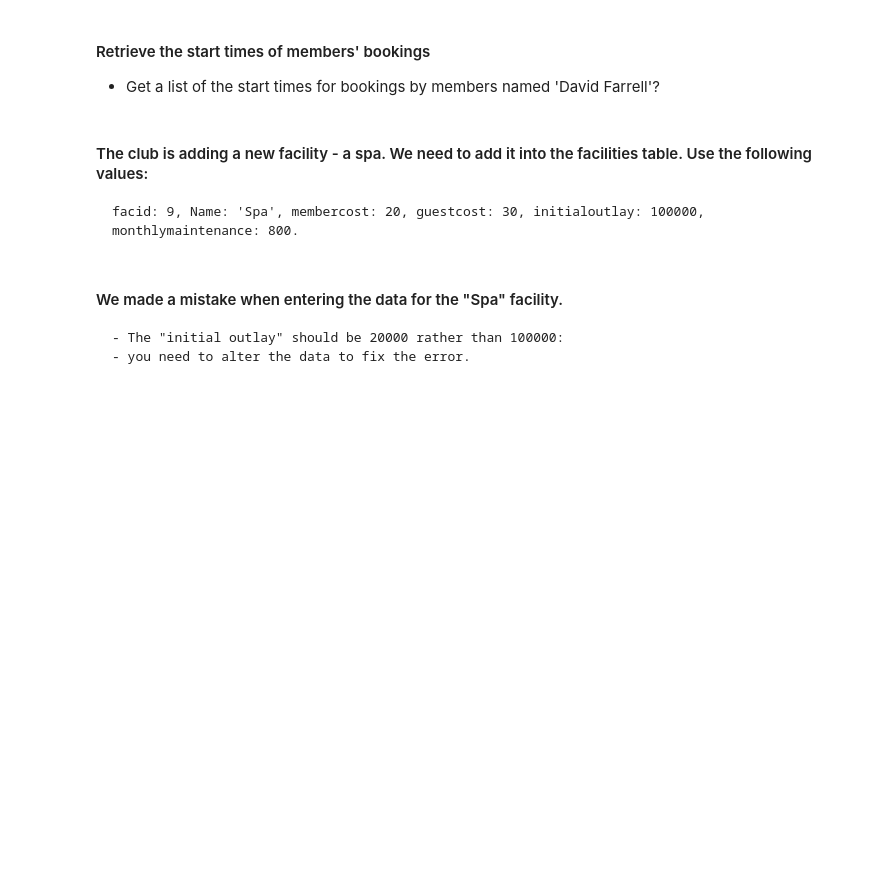
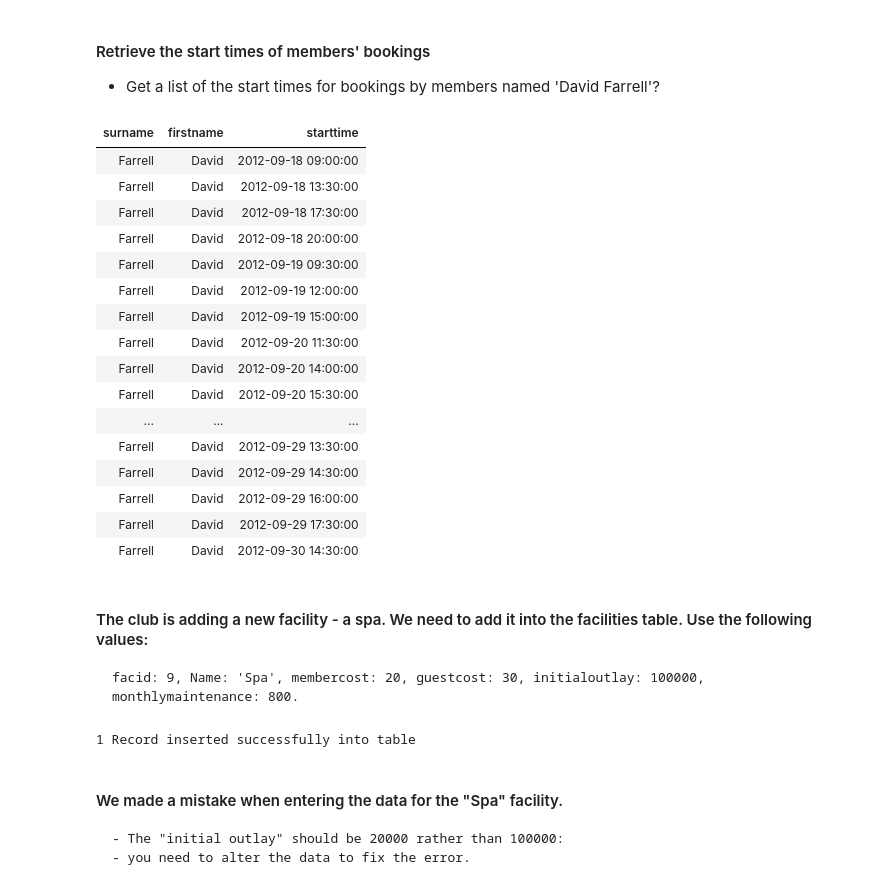
Before and after one commit to haicheviet/dataeng-course-1, a Jupyter notebook: homework_postgres/PostgreSQL-Students.ipynb, the cells around one changed output. Cells and saved outputs as stored; diff of their text form; code cells hidden in the pictures; blank space fills up the shorter version.

```diff
--- a/homework_postgres/PostgreSQL-Students.ipynb
+++ b/homework_postgres/PostgreSQL-Students.ipynb
@@ -273,7 +292,7 @@ except (Exception, psycopg2.Error) as error :
 # %% [markdown]
 #### Get all the Customers in the DB
 # %%
-sql_select_query = """ PUT YOUR QUERY HERE!!!  """
+sql_select_query = """SELECT * FROM customer"""
 
 try:
 
@@ -756,0 +1457,18 @@ I highly suggest modeling this a little more "normalized". You are already on th
+# %%
+### YOUR CODE HERE !!!
+insert = "INSERT INTO directed (personid,movieid) VALUES(%s,%s)"
+
+directed_list = [
+    (9,4),
+    (10,2)
+]
+
+try:
+    cursor.executemany(insert,directed_list)
+    con.commit()
+    count = cursor.rowcount
+    print(count, "Record inserted successfully into directed table")
+
+except (Exception, psycopg2.Error) as error :
+    con.rollback()
+    print ("Error, Details: ",error)
@@ -788,3 +1527,19 @@ I highly suggest modeling this a little more "normalized". You are already on th
 - use the command in your ***PSQL SHELL***  <code>\i 'your/path/clubdata.sql'</code> to run the script.
 # %% [markdown]
 #### Use SQL commands using python like in this jupyter note book, or use "PgAdmin" to answer the following:
+# %%
+try:
+    # Connect to the postgreSQL server with username, and password credentials
+    con = psycopg2.connect(user = "pguser",
+                                  password = "changeme",
+                                  host = "127.0.0.1",
+                                  port = "5432",
+                                    database = "exercises")
+
+    con.set_isolation_level(ISOLATION_LEVEL_AUTOCOMMIT);
+    print("Connected Successfully to PostgreSQL server!!")
+
+    # Obtain a DB Cursor to perform database operations
+    cursor = con.cursor();
+except (Exception, psycopg2.Error) as error :
+     print ("Error while connecting to PostgreSQL", error)
@@ -820,3 +1650,29 @@ I highly suggest modeling this a little more "normalized". You are already on th
+# %%
+##YOUR QUERY HERE##
+query="""SELECT surname, firstname, starttime FROM cd.members
+        INNER JOIN cd.bookings ON bookings.memid=members.memid
+        WHERE members.firstname='David' AND members.surname='Farrell'
+    """
+result = psql.read_sql(query, con)
+display(result.style.hide_index())
+# %% [output]
+| surname | firstname | starttime |
+| Farrell | David | 2012-09-18 09:00:00 |
+| Farrell | David | 2012-09-18 13:30:00 |
+| Farrell | David | 2012-09-18 17:30:00 |
+| Farrell | David | 2012-09-18 20:00:00 |
+| Farrell | David | 2012-09-19 09:30:00 |
+| Farrell | David | 2012-09-19 12:00:00 |
+| Farrell | David | 2012-09-19 15:00:00 |
+| Farrell | David | 2012-09-20 11:30:00 |
+| Farrell | David | 2012-09-20 14:00:00 |
+| Farrell | David | 2012-09-20 15:30:00 |
+| ... | ... | ... |
+| Farrell | David | 2012-09-29 13:30:00 |
+| Farrell | David | 2012-09-29 14:30:00 |
+| Farrell | David | 2012-09-29 16:00:00 |
+| Farrell | David | 2012-09-29 17:30:00 |
+| Farrell | David | 2012-09-30 14:30:00 |
 # %% [markdown]
 #### The club is adding a new facility - a spa. We need to add it into the facilities table. Use the following values:
 
@@ -826,3 +1680,21 @@ I highly suggest modeling this a little more "normalized". You are already on th
+# %%
+##YOUR QUERY HERE##
+### YOUR CODE HERE!!
+sql_insert = "INSERT INTO cd.facilities (facid,name,membercost,guestcost,initialoutlay,monthlymaintenance) VALUES(9, 'Spa', 20, 30, 100000, 8000)"
+try:
+    # execute the INSERT statement
+    cursor.execute(sql_insert)
+    # commit the changes to the database
+    con.commit()
+    #the number of inserted rows/tuples
+    count = cursor.rowcount
+    print (count, "Record inserted successfully into table")
+
+except (Exception, psycopg2.Error) as error :
+    con.rollback()
+    print ("Error while Inserting the data to the table, Details: ",error)
+# %% [output]
+1 Record inserted successfully into table
 # %% [markdown]
 #### We made a mistake when entering the data for the "Spa" facility.
     - The "initial outlay" should be 20000 rather than 100000:
```
Also changed, not shown: parts of 126 cells of this notebook.
